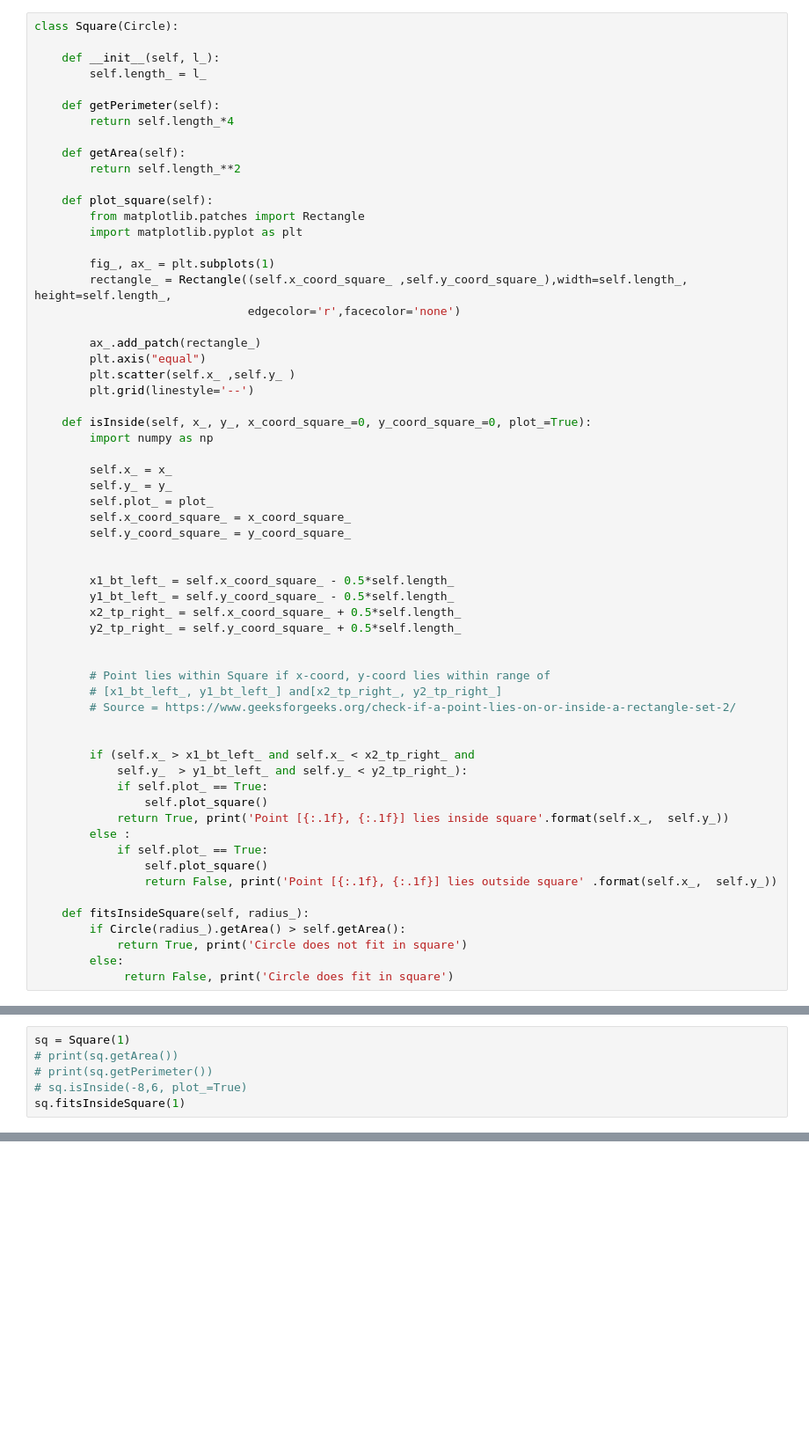
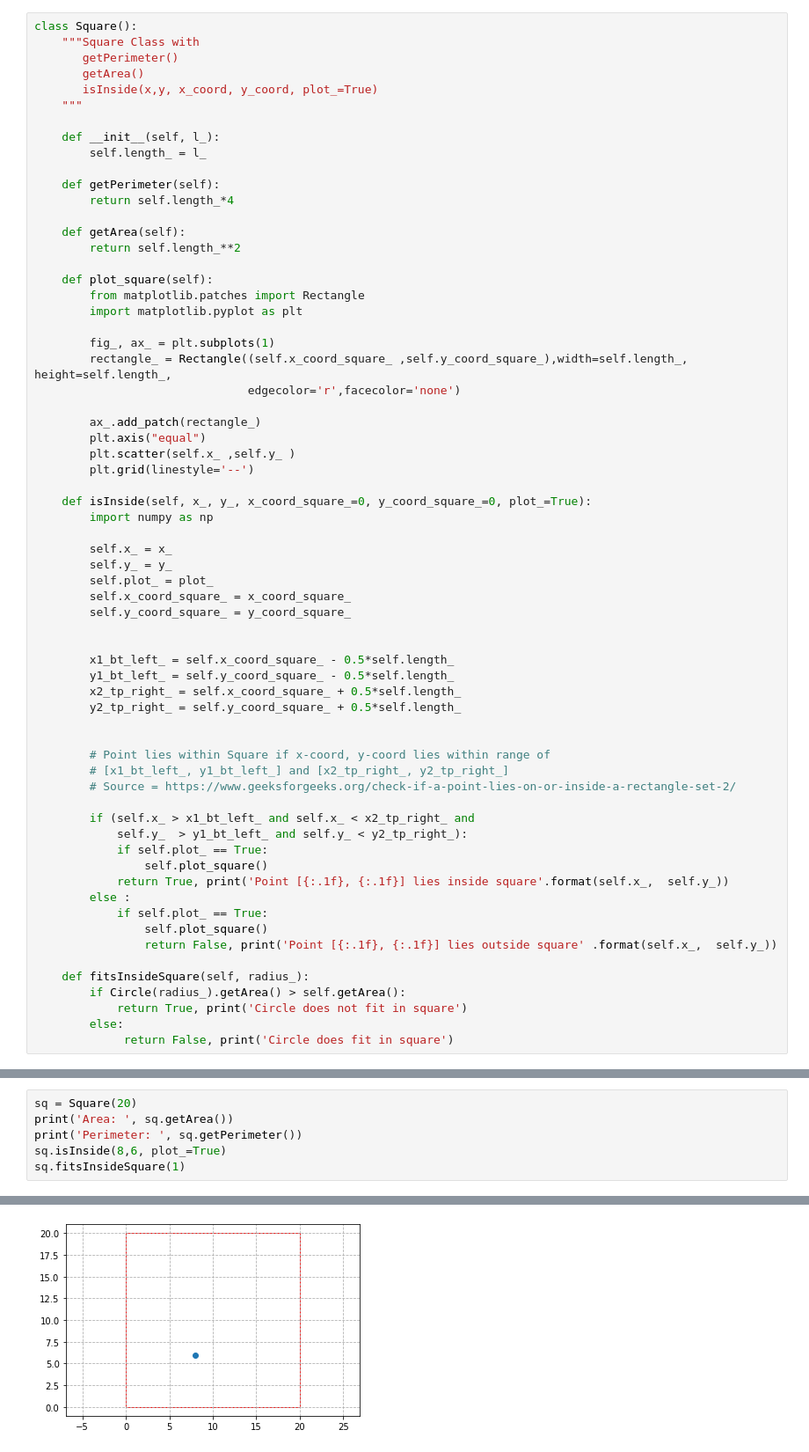
Before and after one commit to Pelk89/Exercise, a Jupyter notebook: Geometry_Math.ipynb, the cells around one changed output, grey strips where cells are left out. Shown at 88% size. Drawn from its saved outputs; the diff is of its cells as text; blank space fills up the shorter version.

```diff
--- a/Geometry_Math.ipynb
+++ b/Geometry_Math.ipynb
@@ -56,7 +65,12 @@ class Circle(Square):
         else:
              return False, print('Square does fit in circle')
 # %%
-class Square(Circle):
+class Square():
+    """Square Class with
+       getPerimeter()
+       getArea()
+       isInside(x,y, x_coord, y_coord, plot_=True)
+    """
 
     def __init__(self, l_):
         self.length_ = l_
@@ -97,9 +111,8 @@ class Square(Circle):
 
 
         # Point lies within Square if x-coord, y-coord lies within range of
-        # [x1_bt_left_, y1_bt_left_] and[x2_tp_right_, y2_tp_right_]
+        # [x1_bt_left_, y1_bt_left_] and [x2_tp_right_, y2_tp_right_]
         # Source = https://www.geeksforgeeks.org/check-if-a-point-lies-on-or-inside-a-rectangle-set-2/
-
 
         if (self.x_ > x1_bt_left_ and self.x_ < x2_tp_right_ and
             self.y_  > y1_bt_left_ and self.y_ < y2_tp_right_):
@@ -128,7 +170,7 @@ Square does fit in circle
 # %%
-sq = Square(1)
-# print(sq.getArea())
-# print(sq.getPerimeter())
-# sq.isInside(-8,6, plot_=True)
+sq = Square(20)
+print('Area: ', sq.getArea())
+print('Perimeter: ', sq.getPerimeter())
+sq.isInside(8,6, plot_=True)
 sq.fitsInsideSquare(1)
 # %% [output]
@@ -136,0 +182 @@ Circle does not fit in square
+[figure, added]
```
Also changed, not shown: parts of 9 cells of this notebook.
